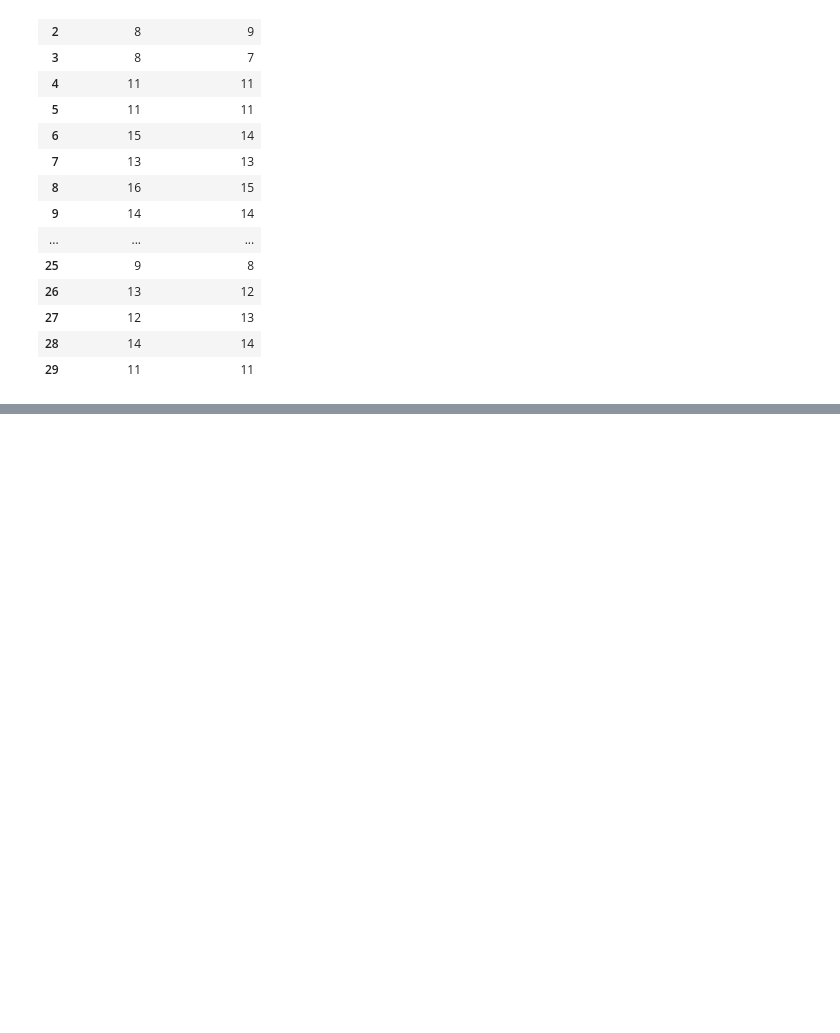
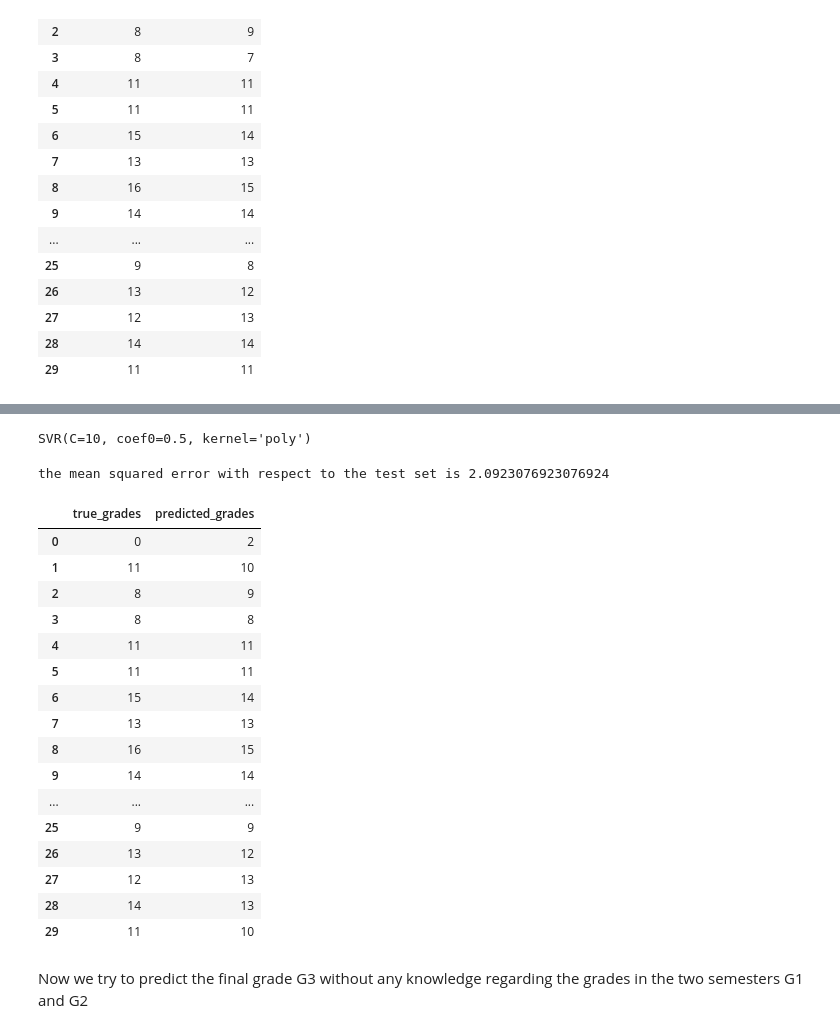
Before and after one commit to lucarossi9/statistical-computation-team-1, a Jupyter notebook: file di luca.ipynb, the cells around one changed output, grey strips where cells are left out. Cells and saved outputs as stored; diff of their text form; code cells hidden in the pictures; blank space fills up the shorter version.

```diff
--- a/file di luca.ipynb
+++ b/file di luca.ipynb
@@ -185,0 +215,11 @@ final_results.head(30)
+# %%
+from sklearn.svm import SVR
+from sklearn.model_selection import GridSearchCV, cross_val_score
+
+param = {'kernel' : ('linear', 'poly', 'rbf', 'sigmoid'),'C' : [1,5,10],'degree' : [3,8],'coef0' : [0.01,10,0.5],'gamma' : ('auto','scale')},
+
+modelsvr = SVR()
+
+clf = GridSearchCV(estimator= modelsvr, param_grid=param, verbose=2, n_jobs=-1)
+
+clf.fit( X_train, Y_train)
@@ -185,0 +233,43 @@ final_results.head(30)
+# %%
+print(clf.best_estimator_)
+Y_pred = clf.predict(X_test)
+# %% [output]
+SVR(C=10, coef0=0.5, kernel='poly')
+# %%
+#we round each value of the list because the final mark is an integer from 0 to 20
+
+pred = [round(el) for el in Y_pred] #python comprehension
+# %%
+#We compute the MSE
+print('the mean squared error with respect to the test set is', mean_squared_error(Y_test, pred))
+# %% [output]
+the mean squared error with respect to the test set is 2.0923076923076924
+# %%
+#we create a dataframe to visualize the predictions
+#The dataframe has two columns, one of them with the ground-truth grades and the other with the predicted grades
+
+final_results = pd.DataFrame(data = {'true_grades': Y_test['G3'].to_list(), 'predicted_grades': pred})
+# %%
+#we print the results for visualization
+
+final_results.head(30)
+# %% [output]
+|  | true_grades | predicted_grades |
+| 0 | 0 | 2 |
+| 1 | 11 | 10 |
+| 2 | 8 | 9 |
+| 3 | 8 | 8 |
+| 4 | 11 | 11 |
+| 5 | 11 | 11 |
+| 6 | 15 | 14 |
+| 7 | 13 | 13 |
+| 8 | 16 | 15 |
+| 9 | 14 | 14 |
+| ... | ... | ... |
+| 25 | 9 | 9 |
+| 26 | 13 | 12 |
+| 27 | 12 | 13 |
+| 28 | 14 | 13 |
+| 29 | 11 | 10 |
+# %% [markdown]
+Now we try to predict the final grade G3 without any knowledge regarding the grades in the two semesters G1 and G2
```
Also changed, not shown: parts of 17 cells of this notebook, 1 other file.
